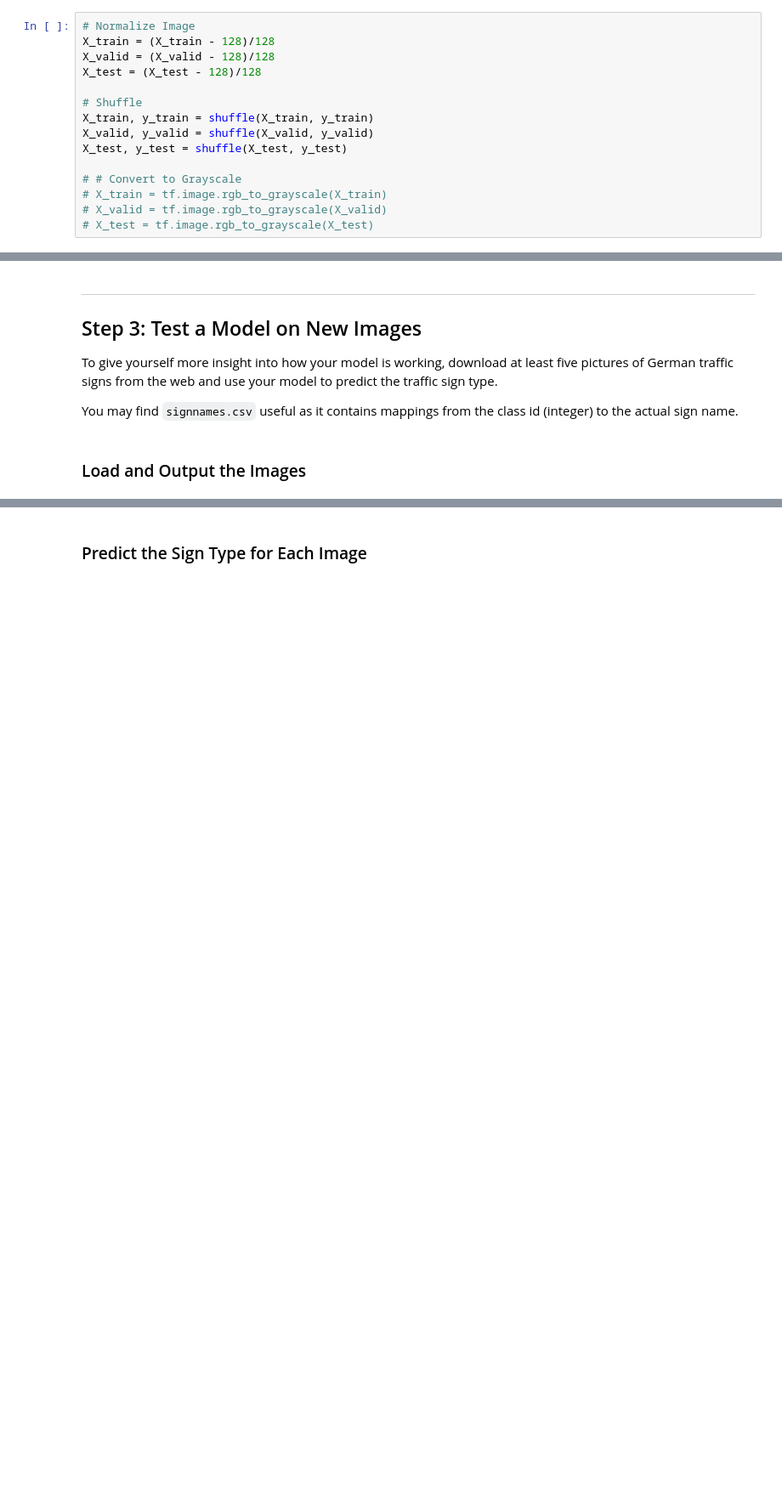
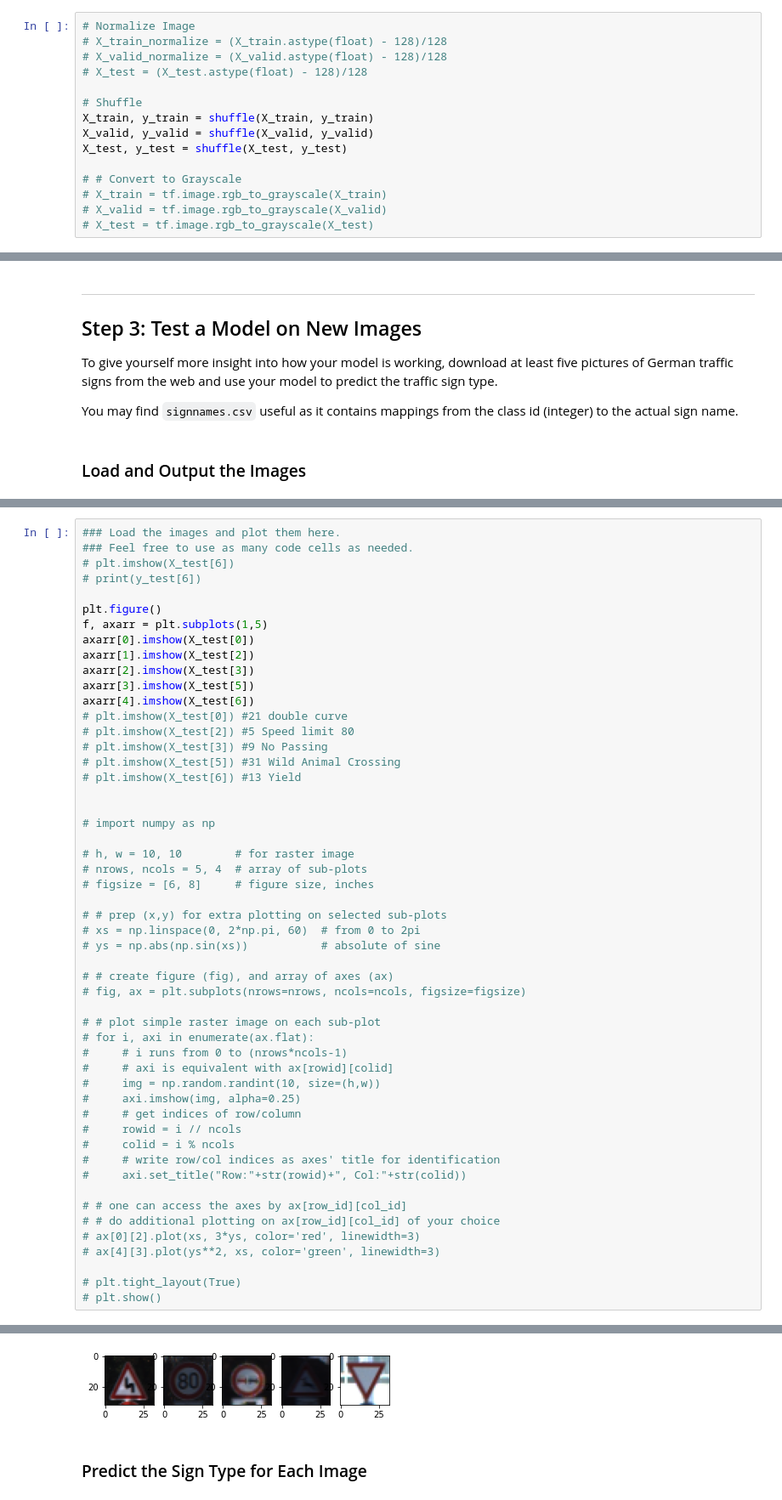
Before and after one commit to ChoKasem/Traffic-Sign-Classifier, a Jupyter notebook: Traffic_Sign_Classifier.ipynb, the cells around one changed output, grey strips where cells are left out. Shown: that part at 85% size. Saved outputs shown, nothing was run; the diff lists cells and outputs as text; blank space fills up the shorter version.

```diff
--- a/Traffic_Sign_Classifier.ipynb
+++ b/Traffic_Sign_Classifier.ipynb
@@ -170,9 +170,9 @@ Instructions for updating:
 non-resource variables are not supported in the long term
 # %%
 # Normalize Image
-X_train = (X_train - 128)/128
-X_valid = (X_valid - 128)/128
-X_test = (X_test - 128)/128
+# X_train_normalize = (X_train.astype(float) - 128)/128
+# X_valid_normalize = (X_valid.astype(float) - 128)/128
+# X_test = (X_test.astype(float) - 128)/128
 
 # Shuffle
 X_train, y_train = shuffle(X_train, y_train)
@@ -370,0 +360,53 @@ You may find `signnames.csv` useful as it contains mappings from the class id (i
+# %%
+### Load the images and plot them here.
+### Feel free to use as many code cells as needed.
+# plt.imshow(X_test[6])
+# print(y_test[6])
+
+plt.figure()
+f, axarr = plt.subplots(1,5)
+axarr[0].imshow(X_test[0])
+axarr[1].imshow(X_test[2])
+axarr[2].imshow(X_test[3])
+axarr[3].imshow(X_test[5])
+axarr[4].imshow(X_test[6])
+# plt.imshow(X_test[0]) #21 double curve
+# plt.imshow(X_test[2]) #5 Speed limit 80
+# plt.imshow(X_test[3]) #9 No Passing
+# plt.imshow(X_test[5]) #31 Wild Animal Crossing
+# plt.imshow(X_test[6]) #13 Yield
+
+
+# import numpy as np
+
+# h, w = 10, 10        # for raster image
+# nrows, ncols = 5, 4  # array of sub-plots
+# figsize = [6, 8]     # figure size, inches
+
+# # prep (x,y) for extra plotting on selected sub-plots
+# xs = np.linspace(0, 2*np.pi, 60)  # from 0 to 2pi
+# ys = np.abs(np.sin(xs))           # absolute of sine
+
+# # create figure (fig), and array of axes (ax)
+# fig, ax = plt.subplots(nrows=nrows, ncols=ncols, figsize=figsize)
+
+# # plot simple raster image on each sub-plot
+# for i, axi in enumerate(ax.flat):
+#     # i runs from 0 to (nrows*ncols-1)
+#     # axi is equivalent with ax[rowid][colid]
+#     img = np.random.randint(10, size=(h,w))
+#     axi.imshow(img, alpha=0.25)
+#     # get indices of row/column
+#     rowid = i // ncols
+#     colid = i % ncols
+#     # write row/col indices as axes' title for identification
+#     axi.set_title("Row:"+str(rowid)+", Col:"+str(colid))
+
+# # one can access the axes by ax[row_id][col_id]
+# # do additional plotting on ax[row_id][col_id] of your choice
+# ax[0][2].plot(xs, 3*ys, color='red', linewidth=3)
+# ax[4][3].plot(ys**2, xs, color='green', linewidth=3)
+
+# plt.tight_layout(True)
+# plt.show()
+# %% [output]
@@ -371,3 +415,4 @@ You may find `signnames.csv` useful as it contains mappings from the class id (i
+[figure, added]
 # %% [markdown]
 ### Predict the Sign Type for Each Image
 # %%
```
Also changed, not shown: parts of 9 cells of this notebook, 5 other files.
